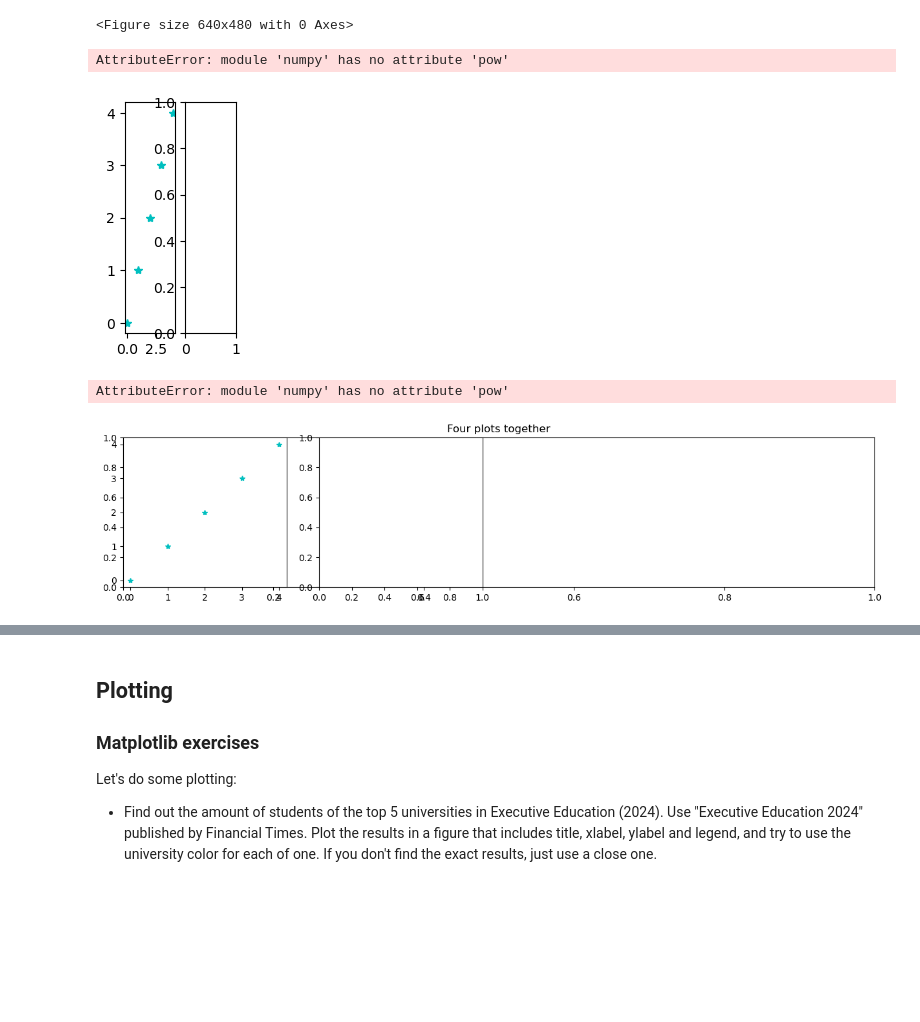
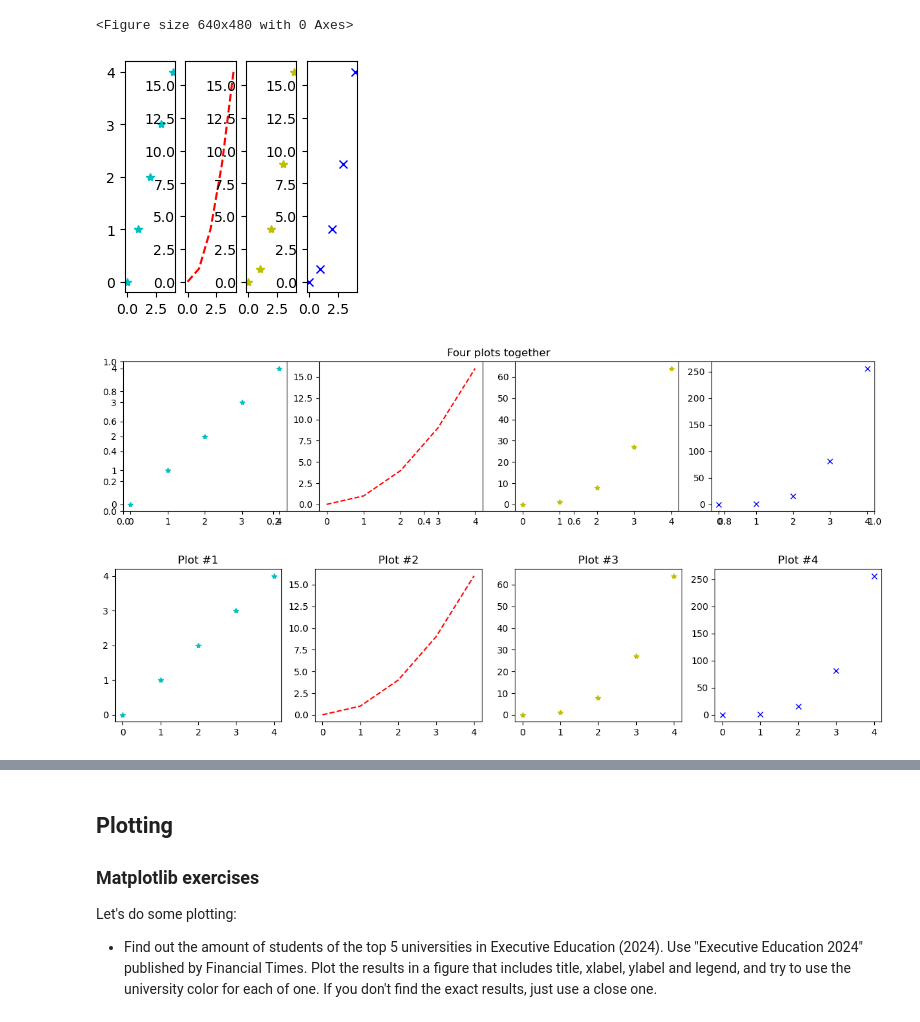
Before and after one commit to konpap01/Python-for-Data-Science, a Jupyter notebook: Session-8/Assignment_8.ipynb, the cells around one changed output, grey strips where cells are left out. Drawn from its saved outputs; the diff is of its cells as text; code cells hidden in the pictures; blank space fills up the shorter version.

```diff
--- a/Session-8/Assignment_8.ipynb
+++ b/Session-8/Assignment_8.ipynb
@@ -236,25 +236,24 @@ AttributeError: module 'numpy' has no attribute 'pow'
 # %%
 '''
 Among its features, plt.figure() also allows to set the size up
 '''
 
 plt.figure(1, figsize=(3,3)) # (15,3) First argument allow as to enumerate them plt.figure(1)
 x = np.arange(5)
 plt.subplot(141) # equivalent to plt.subplot(1, 4, 1) -> (number_of_rows, number_of_cols, index)
 plt.plot(x, x, '*c')
 
 plt.subplot(142) # equivalent to plt.subplot(1, 4, 2)
-plt.plot(x, np.pow(x, 2), 'r--') # we can create a discontinous line with --
+plt.plot(x, np.power(x, 2), 'r--') # we can create a discontinous line with --
 
 plt.subplot(143) # equivalent to plt.subplot(1, 4, 3)
-plt.plot(x, np.pow(x, 2), 'y*') # we can create a discontinous line with --
+plt.plot(x, np.power(x, 2), 'y*') # we can create a discontinous line with --
 
 plt.subplot(144) # equivalent to plt.subplot(1, 4, 4)
-plt.plot(x, np.pow(x, 2), 'bx') # we can create a discontinous line with --
+plt.plot(x, np.power(x, 2), 'bx') # we can create a discontinous line with --
 plt.show()
 # %% [output]
-AttributeError: module 'numpy' has no attribute 'pow'
-[figure, old version]
+[figure, new version]
 # %%
 '''
 Same way, we could have used title
@@ -269,18 +268,17 @@ plt.subplot(141) # equivalent to plt.subplot(1, 4, 1) -> (number_of_rows, number
 plt.plot(x, x, '*c')
 
 plt.subplot(142) # equivalent to plt.subplot(1, 4, 2)
-plt.plot(x, np.pow(x, 2), 'r--') # we can create a discontinous line with --
+plt.plot(x, np.power(x, 2), 'r--') # we can create a discontinous line with --
 
 plt.subplot(143) # equivalent to plt.subplot(1, 4, 3)
-plt.plot(x, np.pow(x, 3), 'y*') # we can create a discontinous line with --
+plt.plot(x, np.power(x, 3), 'y*') # we can create a discontinous line with --
 
 plt.subplot(144) # equivalent to plt.subplot(1, 4, 4)
-plt.plot(x, np.pow(x, 4), 'bx') # we can create a discontinous line with --
+plt.plot(x, np.power(x, 4), 'bx') # we can create a discontinous line with --
 #plt.suptitle('Four plots together')
 plt.show()
 # %% [output]
-AttributeError: module 'numpy' has no attribute 'pow'
-[figure, old version]
+[figure, new version]
 # %%
 '''
 Or titles for each subplot
@@ -294,16 +292,18 @@ plt.plot(x, x, '*c')
 
 plt.subplot(142) # equivalent to plt.subplot(1, 4, 2)
 plt.title('Plot #2')
-plt.plot(x, np.pow(x, 2), 'r--') # we can create a discontinous line with --
+plt.plot(x, np.power(x, 2), 'r--') # we can create a discontinous line with --
 
 plt.subplot(143) # equivalent to plt.subplot(1, 4, 3)
 plt.title('Plot #3')
-plt.plot(x, np.pow(x, 3), 'y*') # we can create a discontinous line with --
+plt.plot(x, np.power(x, 3), 'y*') # we can create a discontinous line with --
 
 plt.subplot(144) # equivalent to plt.subplot(1, 4, 4)
 plt.title('Plot #4')
-plt.plot(x, np.pow(x, 4), 'bx') # we can create a discontinous line with --
+plt.plot(x, np.power(x, 4), 'bx') # we can create a discontinous line with --
 plt.show()
+# %% [output]
+[figure, added]
 # %%
 '''
 Going back to how we plot lines, we can control pretty much everything,
```
Also changed, not shown: parts of 44 cells of this notebook.
